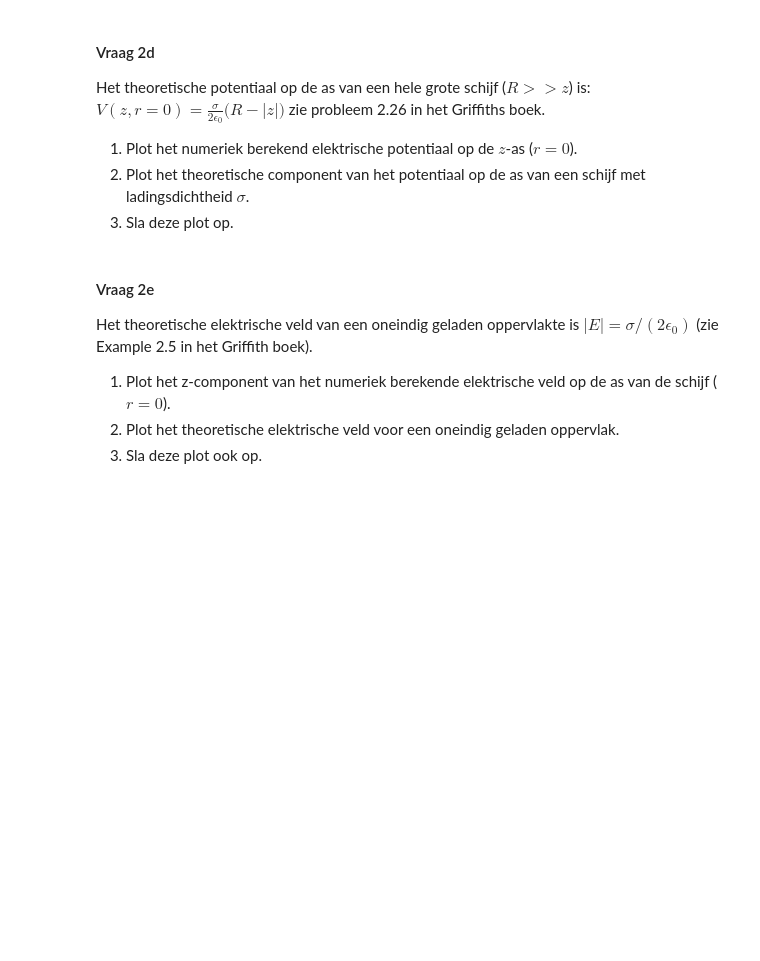
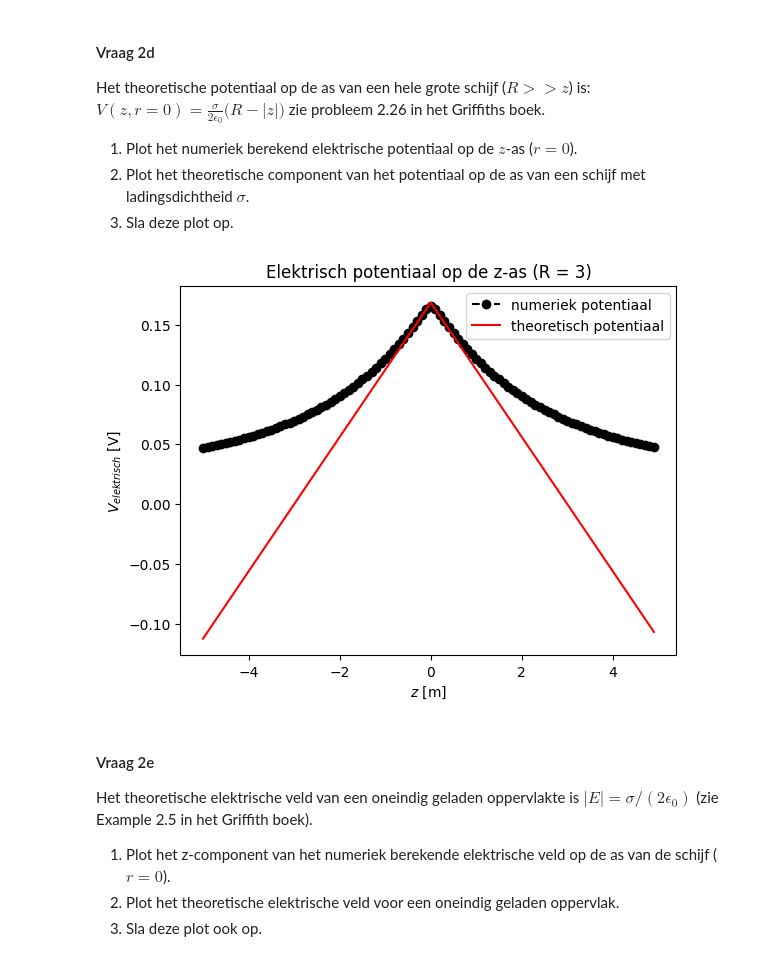
Before and after one commit to emmajuledrent/opdrachten-DEF-D, a Jupyter notebook: DigitaleOntwerpopdrachten/1CondensatorOpdracht/CondensatorOntwerpopdracht.ipynb, the cells around one changed output. Cells and saved outputs as stored; diff of their text form; code cells hidden in the pictures; blank space fills up the shorter version.

```diff
--- a/DigitaleOntwerpopdrachten/1CondensatorOpdracht/CondensatorOntwerpopdracht.ipynb
+++ b/DigitaleOntwerpopdrachten/1CondensatorOpdracht/CondensatorOntwerpopdracht.ipynb
@@ -238,9 +254,19 @@ zie probleem 2.26 in het Griffiths boek.
 2. Plot het theoretische component van het potentiaal op de as van een schijf met ladingsdichtheid $\sigma$.
 3. Sla deze plot op.
 # %%
-###
-###Hier jouw code###
-###
+V_theorie = (sigma / (2 * epsilon0)) * (disk_radius - np.abs(z))    # Formule toeppasen
+
+# Plotten van de figuur:
+plt.title(f"Elektrisch potentiaal op de z-as (R = {disk_radius})")
+plt.plot(z, V[:,0], "ko--", label="numeriek potentiaal")    # Neem de eerste kolom van Ez, corresponderend met r=0.
+plt.plot(z, V_theorie, "r-", label="theoretisch potentiaal")
+plt.legend()
+plt.xlabel("$z$ [m]")
+plt.ylabel("$V_{elektrisch}$ [V]")
+plt.savefig("Potentiaal_z-as (R = 3)")
+plt.show()
+# %% [output]
+[figure, added]
 # %% [markdown]
 #### Vraag 2e
 
```
Also changed, not shown: parts of 12 cells of this notebook, 4 other files.
